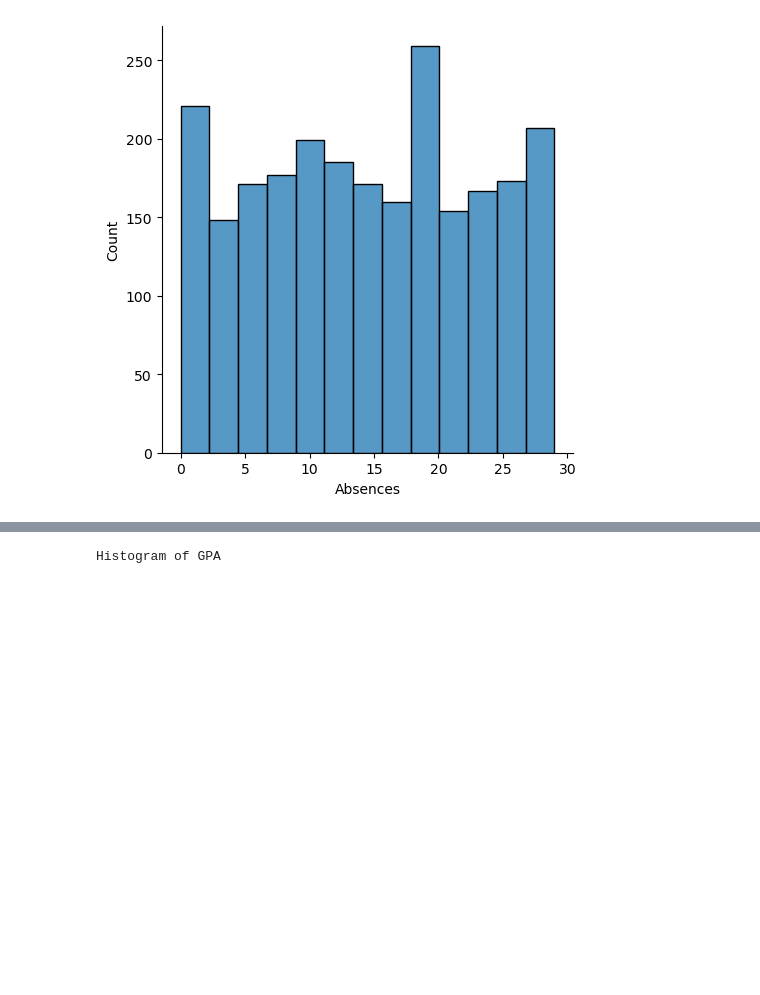
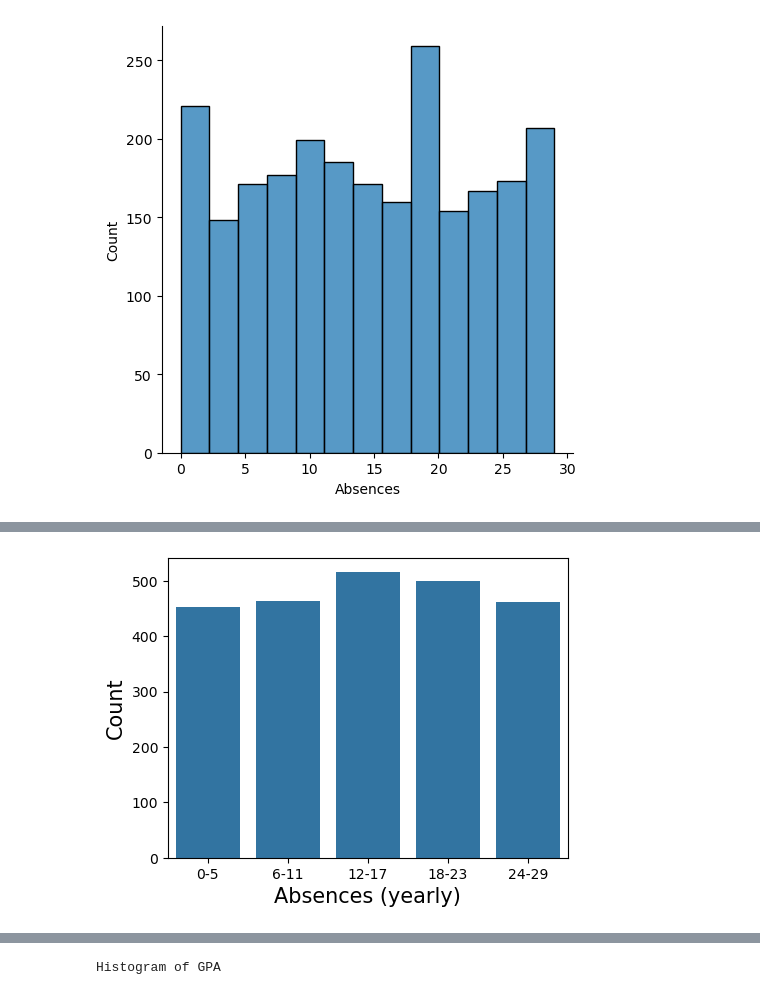
Before and after one commit to kmattingly8/ANA500.v2, a Jupyter notebook: ANA500 Project.ipynb, the cells around one changed output, grey strips where cells are left out. Drawn from its saved outputs; the diff is of its cells as text; code cells hidden in the pictures; blank space fills up the shorter version.

```diff
--- a/ANA500 Project.ipynb
+++ b/ANA500 Project.ipynb
@@ -250,0 +344,11 @@ Histogram of ParentalSupport
+# %%
+# AbsenceCat
+level = ['0-5','6-11','12-17','18-23','24-29']
+fig = plt.figure(figsize=(4,3))
+ax = fig.add_axes([0,0,1,1])
+sns.countplot(data = df, x = 'AbsenceCat')
+ax.set_xlabel("Absences (yearly)", fontsize=15)
+ax.set_ylabel("Count", fontsize=15)
+ax.set_xticklabels(level, rotation=0);
+# %% [output]
+[figure, added]
```
Also changed, not shown: parts of 30 cells of this notebook.
